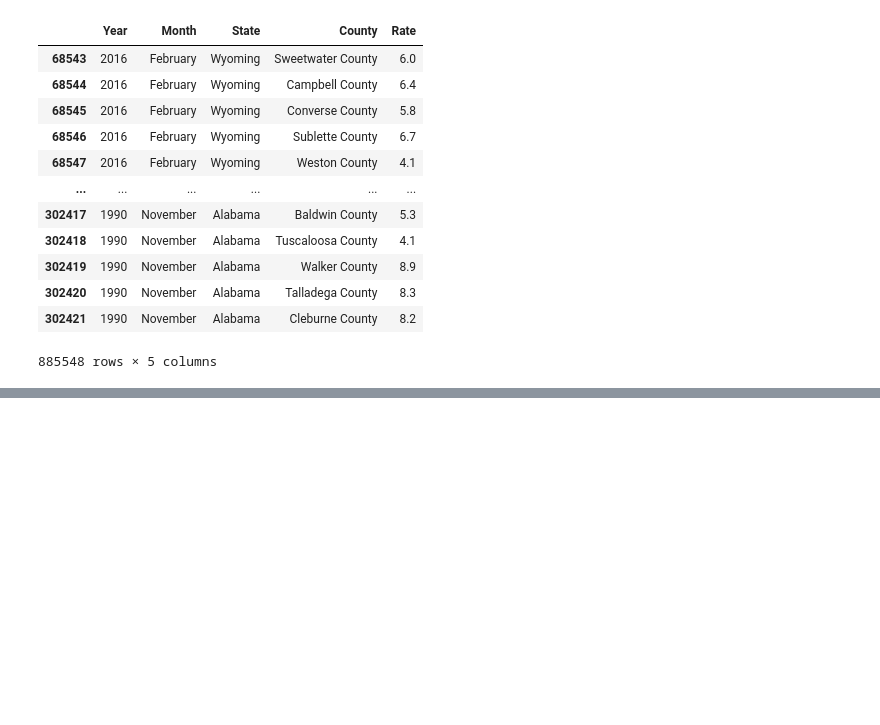
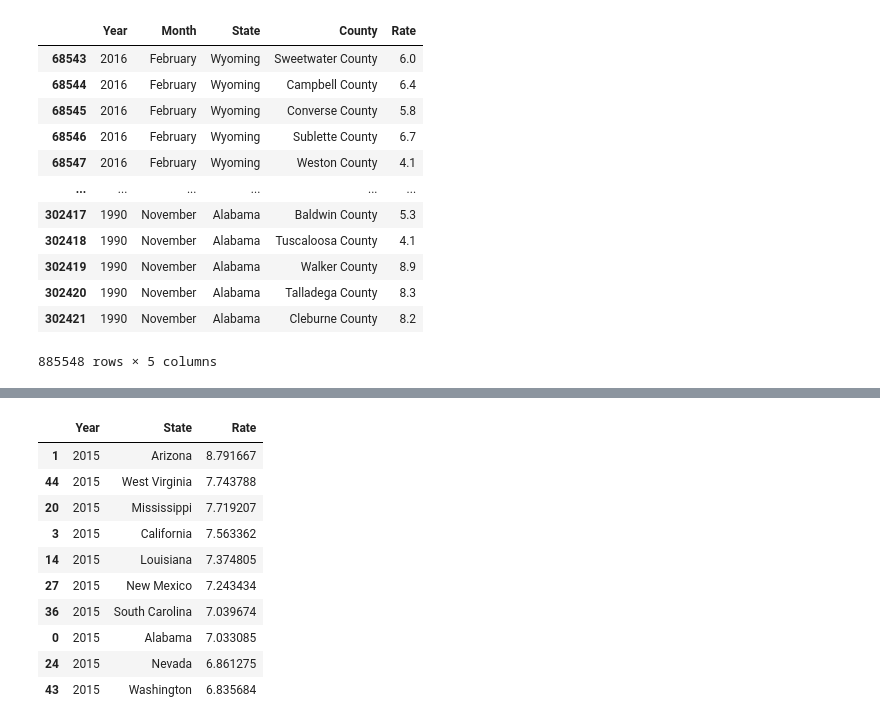
Before and after one commit to julia-claira/unemployment, a Jupyter notebook: unemploy_data_clean.ipynb, the cells around one changed output, grey strips where cells are left out. Saved outputs shown, nothing was run; the diff lists cells and outputs as text; code cells hidden in the pictures; blank space fills up the shorter version.

```diff
--- a/unemploy_data_clean.ipynb
+++ b/unemploy_data_clean.ipynb
@@ -87,0 +92,18 @@ plt.bar(temp_df.State,temp_df.Rate)
+# %%
+temp_df.sort_values(by='State',inplace=True)
+# %%
+temp_df.sort_values(by='Rate', ascending=False, inplace=True)
+# %%
+temp_df.iloc[0:10]
+# %% [output]
+|  | Year | State | Rate |
+| 1 | 2015 | Arizona | 8.791667 |
+| 44 | 2015 | West Virginia | 7.743788 |
+| 20 | 2015 | Mississippi | 7.719207 |
+| 3 | 2015 | California | 7.563362 |
+| 14 | 2015 | Louisiana | 7.374805 |
+| 27 | 2015 | New Mexico | 7.243434 |
+| 36 | 2015 | South Carolina | 7.039674 |
+| 0 | 2015 | Alabama | 7.033085 |
+| 24 | 2015 | Nevada | 6.861275 |
+| 43 | 2015 | Washington | 6.835684 |
```
Also changed, not shown: parts of 1 cell of this notebook, 2 other files.
